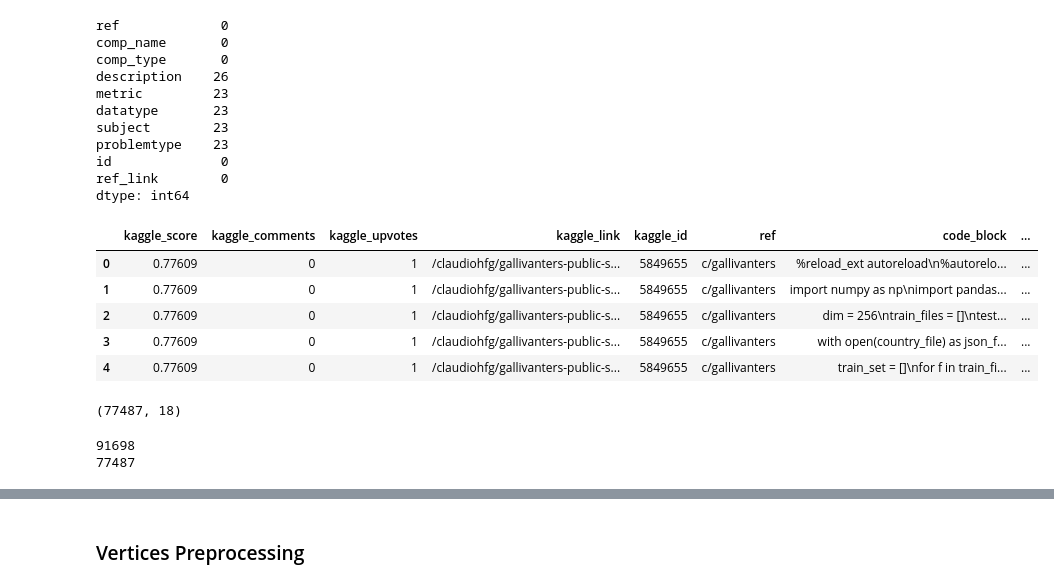
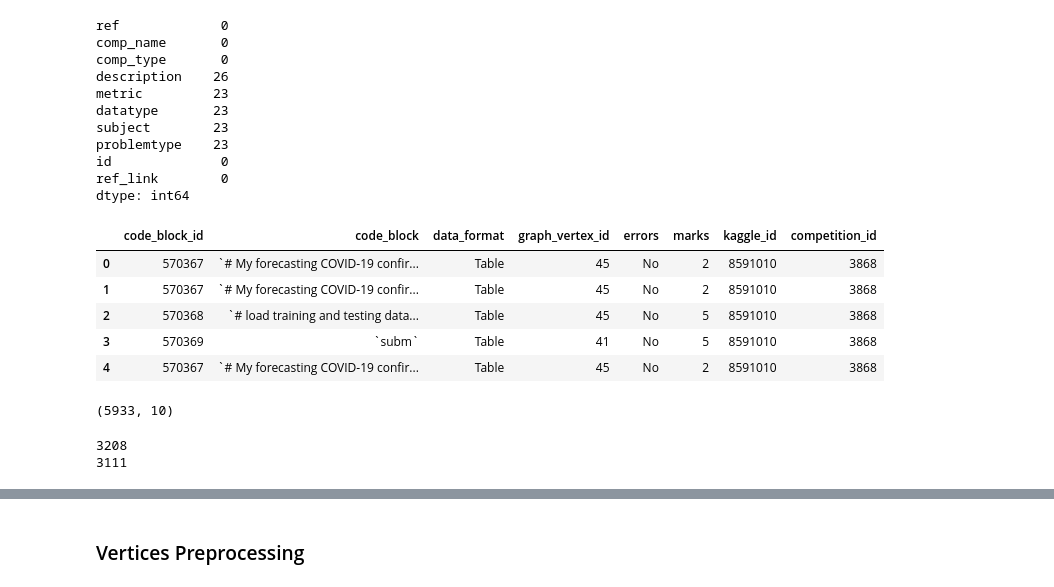
Before and after one commit to whatevernevermindbro/nl2ml-mirror, a Jupyter notebook: models_scripts/task2seq/task2seq.ipynb, the cells around one changed output, grey strips where cells are left out. Drawn from its saved outputs; the diff is of its cells as text; code cells hidden in the pictures.

```diff
--- a/models_scripts/task2seq/task2seq.ipynb
+++ b/models_scripts/task2seq/task2seq.ipynb
@@ -346,30 +377,31 @@ id              0
 ref_link        0
 dtype: int64
 # %%
-NOTEBOOKS_PATH = "../../data/codeblocks_2021-04-01_concatenated_cleaned_linkedwithcompetitions_pred.csv"
-# NOTEBOOKS_PATH = '../../data/markup_data_{}.csv'.format(EXPORT_DATE)
+# NOTEBOOKS_PATH = "../../data/codeblocks_2021-04-01_concatenated_cleaned_linkedwithcompetitions_pred.csv"
+NOTEBOOKS_PATH = '../../data/markup_data_{}.csv'.format(EXPORT_DATE)
 notebooks = pd.read_csv(NOTEBOOKS_PATH)
 notebooks.head(5)
 # %% [output]
-|  | kaggle_score | kaggle_comments | kaggle_upvotes | kaggle_link | kaggle_id | ref | code_block | ... |
-| 0 | 0.77609 | 0 | 1 | /claudiohfg/gallivanters-public-s... | 5849655 | c/gallivanters | %reload_ext autoreload\n%autorelo... | ... |
-| 1 | 0.77609 | 0 | 1 | /claudiohfg/gallivanters-public-s... | 5849655 | c/gallivanters | import numpy as np\nimport pandas... | ... |
-| 2 | 0.77609 | 0 | 1 | /claudiohfg/gallivanters-public-s... | 5849655 | c/gallivanters | dim = 256\ntrain_files = []\ntest... | ... |
-| 3 | 0.77609 | 0 | 1 | /claudiohfg/gallivanters-public-s... | 5849655 | c/gallivanters | with open(country_file) as json_f... | ... |
-| 4 | 0.77609 | 0 | 1 | /claudiohfg/gallivanters-public-s... | 5849655 | c/gallivanters | train_set = []\nfor f in train_fi... | ... |
+|  | code_block_id | code_block | data_format | graph_vertex_id | errors | marks | kaggle_id | competition_id |
+| 0 | 570367 | `# My forecasting COVID-19 confir... | Table | 45 | No | 2 | 8591010 | 3868 |
+| 1 | 570367 | `# My forecasting COVID-19 confir... | Table | 45 | No | 2 | 8591010 | 3868 |
+| 2 | 570368 | `# load training and testing data... | Table | 45 | No | 5 | 8591010 | 3868 |
+| 3 | 570369 | `subm` | Table | 41 | No | 5 | 8591010 | 3868 |
+| 4 | 570367 | `# My forecasting COVID-19 confir... | Table | 45 | No | 2 | 8591010 | 3868 |
 # %%
 notebooks = notebooks.merge(graph, on='graph_vertex_id', how='left')
 notebooks.shape
 # %% [output]
-(77487, 18)
+(5933, 10)
 # %%
-nl2ml = notebooks.merge(competitions[['ref', 'id']], left_on=['ref'], right_on=['ref'], how='inner', copy=False).rename({'id':'competition_id'}, axis=1)
+# nl2ml = notebooks.merge(competitions[['ref', 'id']], left_on=['ref'], right_on=['ref'], how='inner').rename({'id':'competition_id'}, axis=1)
+nl2ml = notebooks.merge(competitions, left_on=['competition_id'], right_on=['id'], how='inner')
 print(nl2ml.shape[0])
 nl2ml.drop_duplicates(inplace=True, subset=['code_block_id', 'kaggle_id'])
 print(nl2ml.shape[0])
 # %% [output]
-91698
-77487
+3208
+3111
 # %%
 print(nl2ml['kaggle_id'].nunique(), nl2ml['ref'].nunique())
 # %% [output]
```
Also changed, not shown: parts of 27 cells of this notebook.
